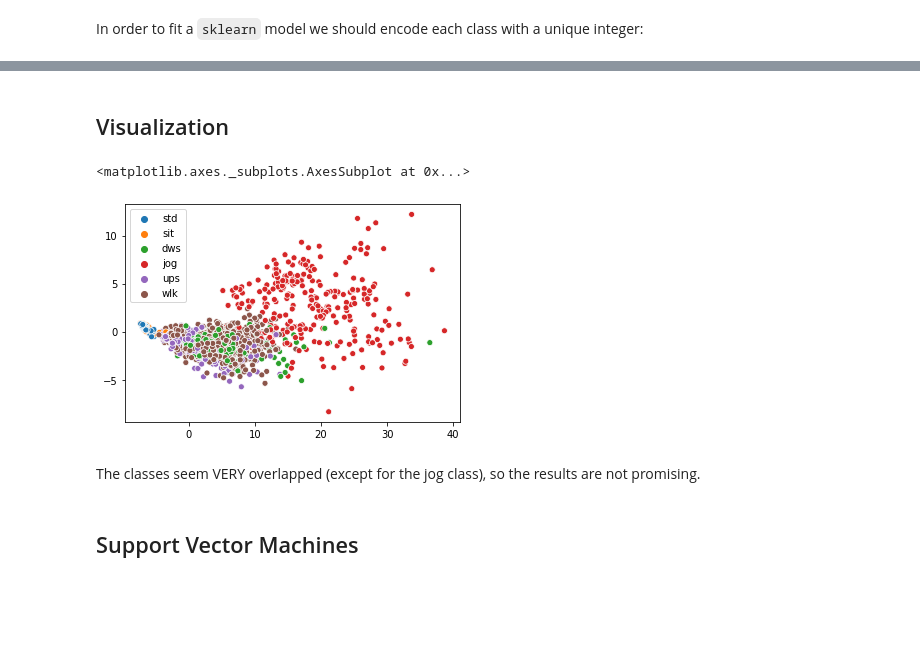
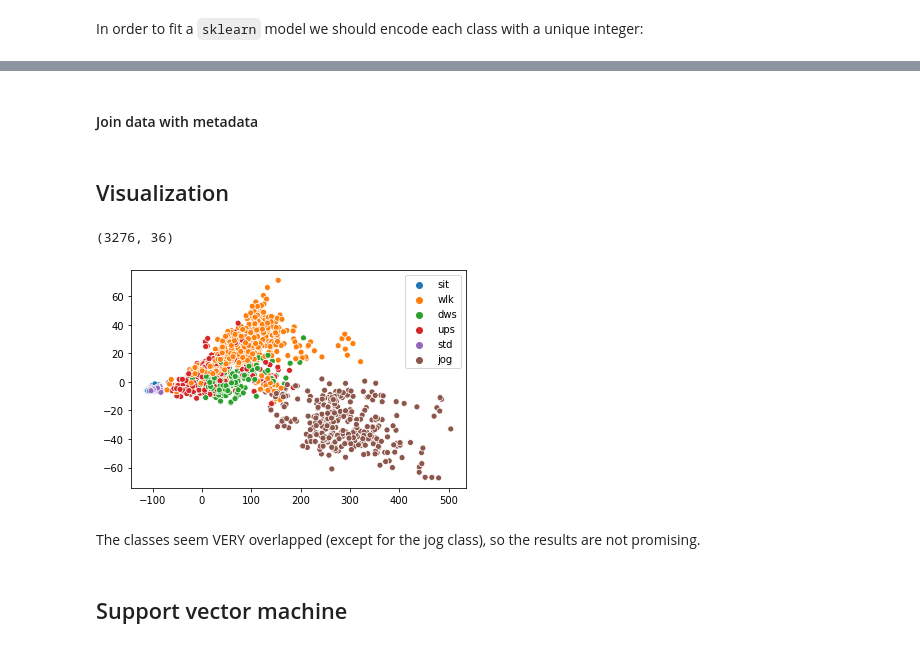
Before and after one commit to gio8tisu/HAR-timeseries-classification, a Jupyter notebook: SVM.ipynb, the cells around one changed output, grey strips where cells are left out. Drawn from its saved outputs; the diff is of its cells as text; code cells hidden in the pictures; blank space fills up the shorter version.

```diff
--- a/SVM.ipynb
+++ b/SVM.ipynb
@@ -118,5 +113,5 @@ Train-test splitting
 # %%
-X_train, X_test, y_train, y_test = train_test_split(X_pca, y, test_size=0.33, random_state=1)
+X_train, X_test, y_train, y_test = train_test_split(X, y, test_size=0.2, random_state=1)
 # %%
 print('Number of training examples:', y_train.shape[0])
 print('Number of testing examples:', y_test.shape[0])
@@ -126,14 +123,32 @@ Number of testing examples: 1352
+# %%
+pca = sklearn.pipeline.make_pipeline(
+    FourierTransform(),
+    # sklearn.preprocessing.StandardScaler(),
+    PCA(n_components=32)
+)
+# %% [markdown]
+#### Join data with metadata
+# %%
+features = sklearn.compose.ColumnTransformer([
+    ('fft_pca', pca, slice(0, -4)),
+    ('metadata', 'passthrough', slice(-4, X.shape[1]))
+])
 # %% [markdown]
 ## Visualization
+# %%
+X_feats = features.fit_transform(X_train)
+# %%
+X_feats.shape
+# %% [output]
+(3276, 36)
 # %%
-sns.scatterplot(x=X_train[:,0], y=X_train[:,1], hue=label_encoder.inverse_transform(y_train))
+sns.scatterplot(x=X_feats[:,0], y=X_feats[:,1], hue=label_encoder.inverse_transform(y_train));
 # %% [output]
-<matplotlib.axes._subplots.AxesSubplot at 0x...>
-[figure, old version]
+[figure, new version]
 # %% [markdown]
 The classes seem VERY overlapped (except for the jog class), so the results are not promising.
 # %% [markdown]
-## Support Vector Machines
+## Support vector machine
 # %%
 import sklearn.svm
 # %%
```
Also changed, not shown: parts of 52 cells of this notebook, 2 other files.
